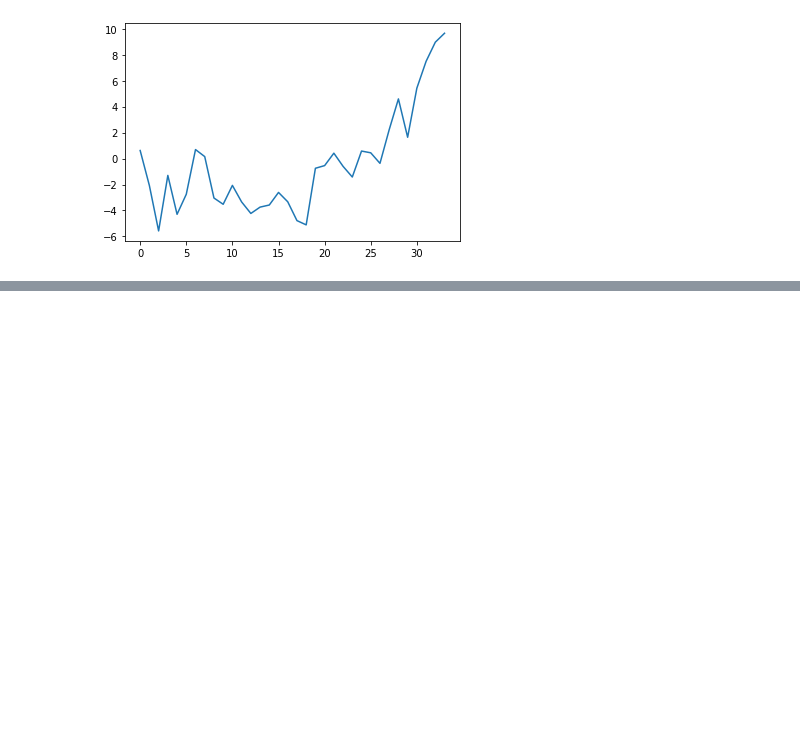
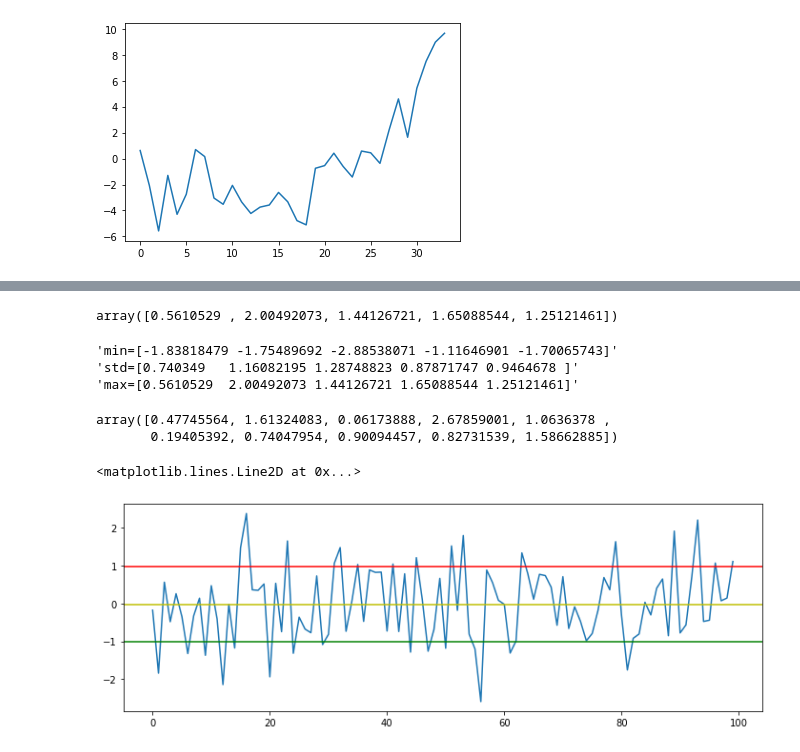
Before and after one commit to wd64759/quants, a Jupyter notebook: quants/trade_notes.ipynb, the cells around one changed output, grey strips where cells are left out. Saved outputs shown, nothing was run; the diff lists cells and outputs as text; code cells hidden in the pictures; blank space fills up the shorter version.

```diff
--- a/quants/trade_notes.ipynb
+++ b/quants/trade_notes.ipynb
@@ -144,0 +237,28 @@ plt.plot(np.array(loopback.profit_days).cumsum())
+# %%
+np.max(s_5,axis=1)
+# %% [output]
+array([0.5610529 , 2.00492073, 1.44126721, 1.65088544, 1.25121461])
+# %%
+from pprint import pprint
+pprint('min={}'.format(np.min(s_5, axis=1)))
+pprint('std={}'.format(np.std(s_5, axis=1)))
+pprint('max={}'.format(np.max(s_5, axis=1)))
+np.var(s_5, axis=0)
+# %% [output]
+'min=[-1.83818479 -1.75489692 -2.88538071 -1.11646901 -1.70065743]'
+'std=[0.740349   1.16082195 1.28748823 0.87871747 0.9464678 ]'
+'max=[0.5610529  2.00492073 1.44126721 1.65088544 1.25121461]'
+array([0.47745564, 1.61324083, 0.06173888, 2.67859001, 1.0636378 ,
+       0.19405392, 0.74047954, 0.90094457, 0.82731539, 1.58662885])
+# %%
+import matplotlib.pyplot as plt
+s_mean = np.mean(s_20[0])
+s_std = np.std(s_20[0])
+plt.figure(figsize=(12,4))
+plt.plot(s_20[0])
+plt.axhline(s_mean + s_std, color='r')
+plt.axhline(s_mean, color='y')
+plt.axhline(s_mean - s_std, color='g')
+# %% [output]
+<matplotlib.lines.Line2D at 0x...>
+[figure, added]
```
Also changed, not shown: parts of 16 cells of this notebook, 5 other files.
